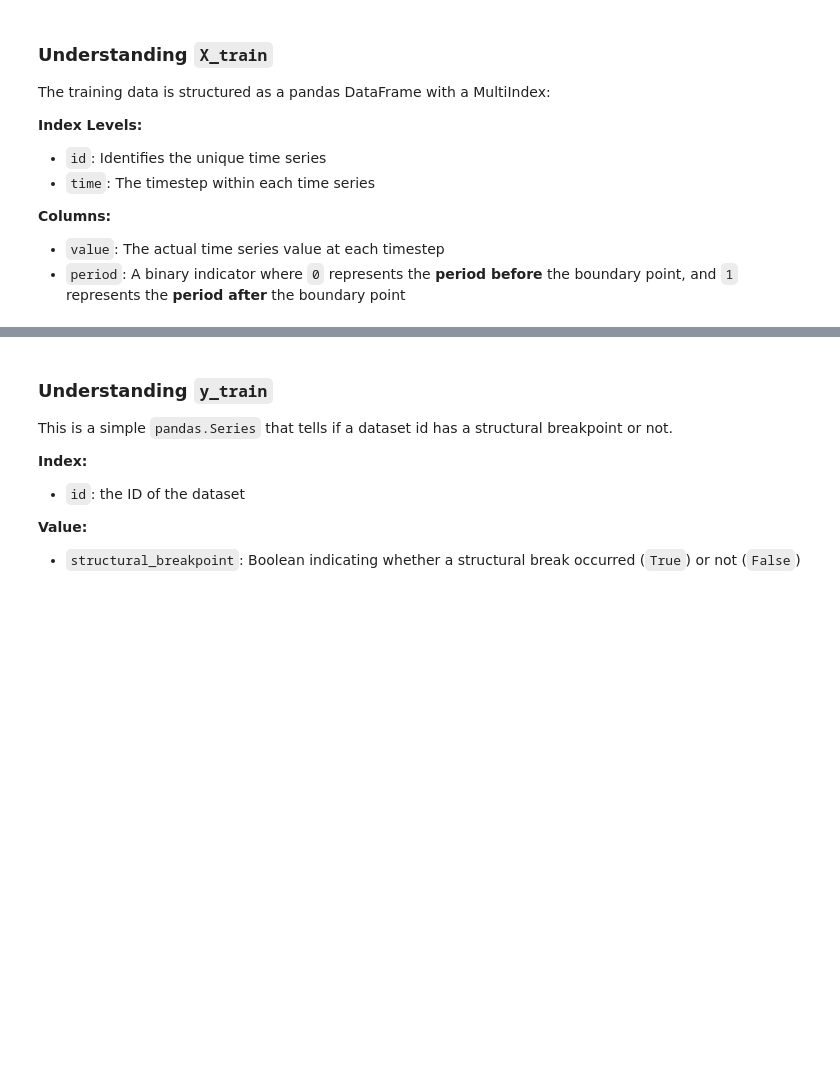
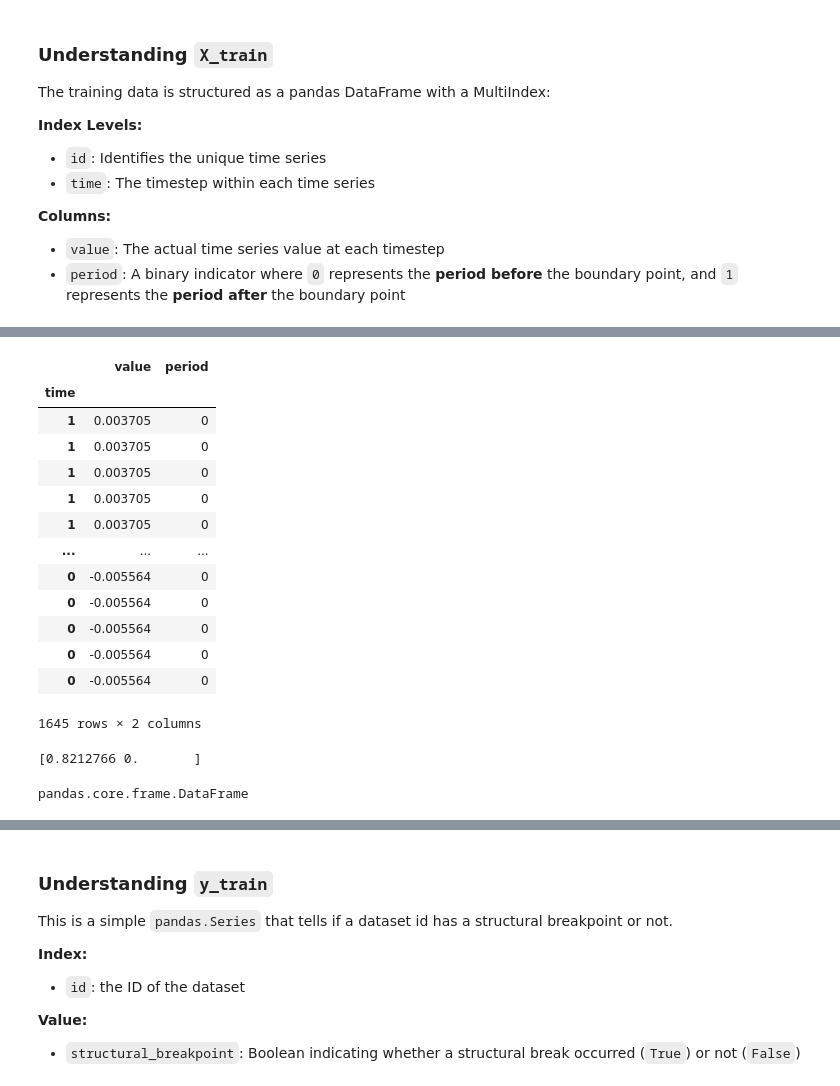
Before and after one commit to Zpazza/structured-data, a Jupyter notebook: competitions/structural-break/quickstarters/baseline/baseline.ipynb, the cells around one changed output, grey strips where cells are left out. Drawn from its saved outputs; the diff is of its cells as text; code cells hidden in the pictures; blank space fills up the shorter version.

```diff
--- a/competitions/structural-break/quickstarters/baseline/baseline.ipynb
+++ b/competitions/structural-break/quickstarters/baseline/baseline.ipynb
@@ -120,0 +150,17 @@ X_train
+# %%
+X_train.loc[0].iloc[idx]
+# %% [output]
+|  | value | period |
+| time |  |  |
+| 1 | 0.003705 | 0 |
+| 1 | 0.003705 | 0 |
+| 1 | 0.003705 | 0 |
+| 1 | 0.003705 | 0 |
+| 1 | 0.003705 | 0 |
+| ... | ... | ... |
+| 0 | -0.005564 | 0 |
+| 0 | -0.005564 | 0 |
+| 0 | -0.005564 | 0 |
+| 0 | -0.005564 | 0 |
+| 0 | -0.005564 | 0 |
+1645 rows × 2 columns
@@ -120,0 +169,8 @@ X_train
+# %%
+print(np.array(stats.ks_2samp(X_train.loc[0].iloc[idx].value,X_train.loc[0].iloc[~idx].value,alternative="two_sided")))
+# %% [output]
+[0.8212766 0.       ]
+# %%
+type(X_train)
+# %% [output]
+pandas.core.frame.DataFrame
```
Also changed, not shown: parts of 21 cells of this notebook.
